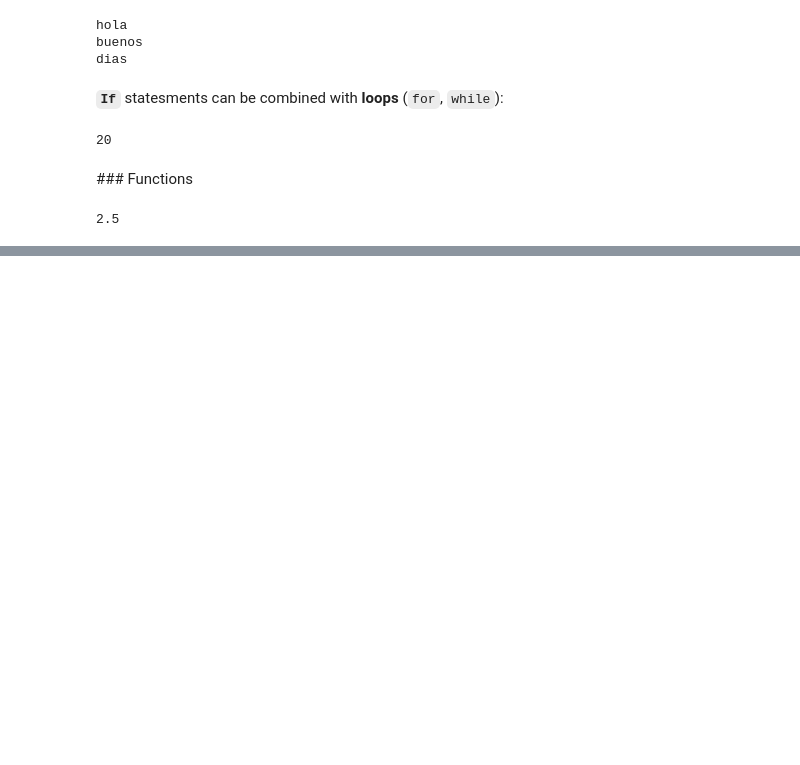
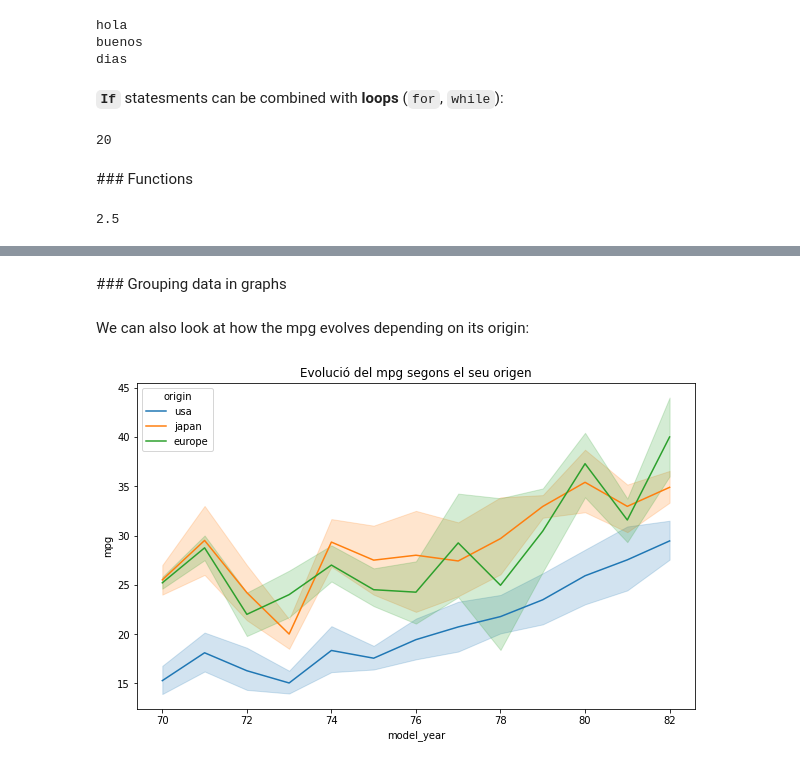
Before and after one commit to raulbenitez/introAI_ICE, a Jupyter notebook: Tema1_Exploració_dades.ipynb, the cells around one changed output, grey strips where cells are left out. Cells and saved outputs as stored; diff of their text form; code cells hidden in the pictures; blank space fills up the shorter version.

```diff
--- a/Tema1_Exploració_dades.ipynb
+++ b/Tema1_Exploració_dades.ipynb
@@ -243,0 +601,11 @@ average([1,2,3,4])
+# %% [markdown]
+### Grouping data in graphs
+# %% [markdown]
+We can also look at how the mpg evolves depending on its origin:
+# %%
+fig = plt.figure(figsize=(10,6))
+ax = sns.lineplot(x="model_year", y="mpg",hue='origin',data=df2)
+ax.set_title('Evolució del mpg segons el seu origen')
+plt.show()
+# %% [output]
+[figure, added]
```
Also changed, not shown: parts of 91 cells of this notebook.
